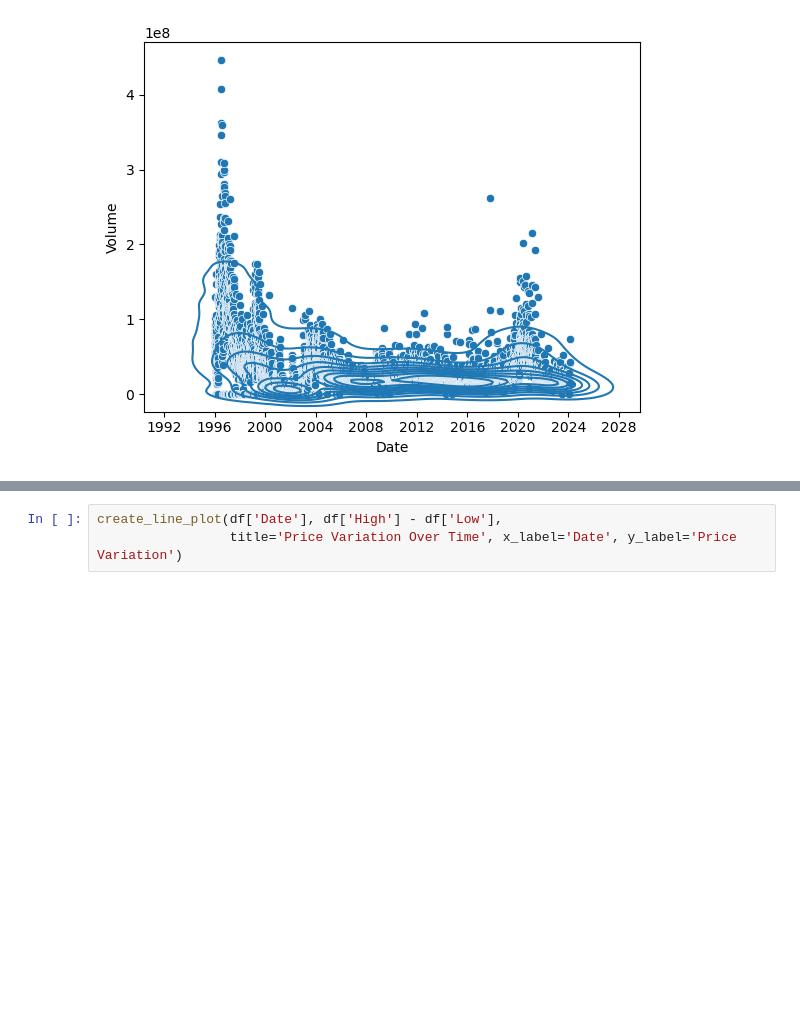
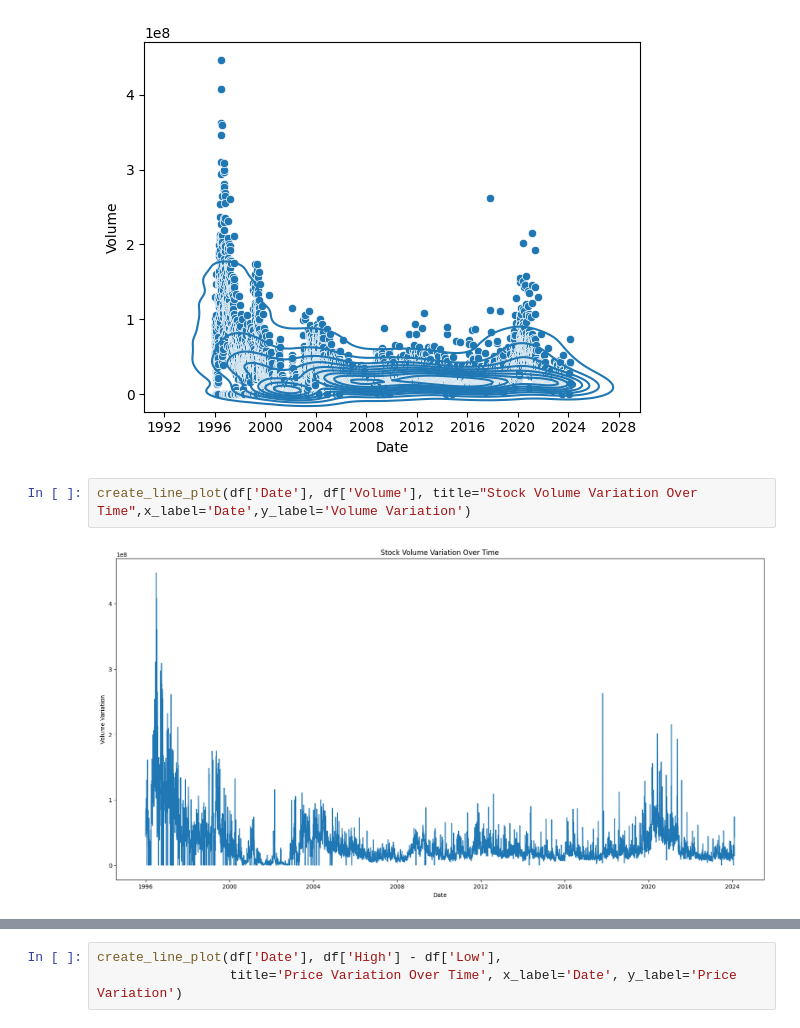
Before and after one commit to rohitinu6/Stock-Price-Prediction, a Jupyter notebook: Stock_prediction_Data_Analysis.ipynb, the cells around one changed output, grey strips where cells are left out. Cells and saved outputs as stored; diff of their text form; blank space fills up the shorter version.

```diff
--- a/Stock_prediction_Data_Analysis.ipynb
+++ b/Stock_prediction_Data_Analysis.ipynb
@@ -113,3 +109,7 @@ sns.kdeplot(x = df['Date'], y = df['Volume'])
 plt.show()
 # %% [output]
 [figure]
+# %%
+create_line_plot(df['Date'], df['Volume'], title="Stock Volume Variation Over Time",x_label='Date',y_label='Volume Variation')
+# %% [output]
+[figure, added]
```
Also changed, not shown: parts of 6 cells of this notebook, 1 other file.
